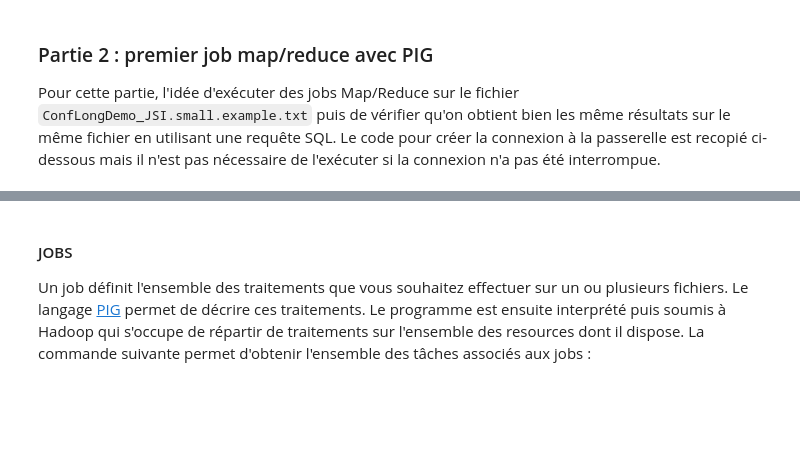
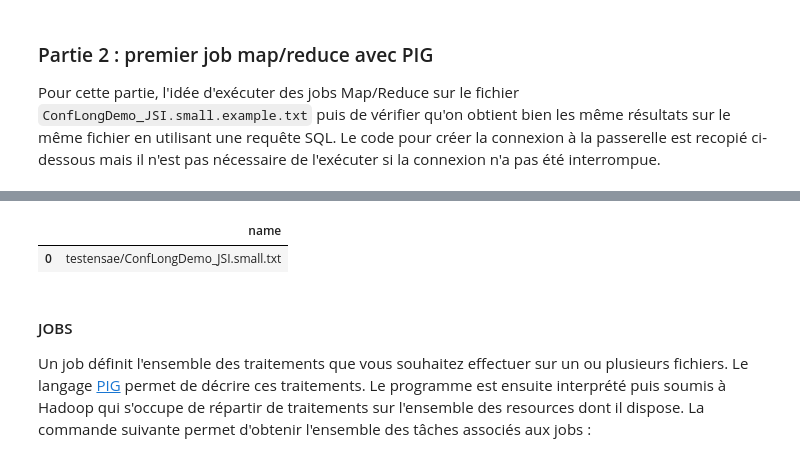
Before and after one commit to sdpython/ensae_teaching_cs, a Jupyter notebook: _doc/notebooks/td3a/td3a_cenonce_session6b.ipynb, the cells around one changed output, grey strips where cells are left out. Saved outputs shown, nothing was run; the diff lists cells and outputs as text; code cells hidden in the pictures; blank space fills up the shorter version.

```diff
--- a/_doc/notebooks/td3a/td3a_cenonce_session6b.ipynb
+++ b/_doc/notebooks/td3a/td3a_cenonce_session6b.ipynb
@@ -221,3 +248,9 @@ hadoop_password = params["password2"]
+# %%
+df=%blob_ls hdblobstorage/testensae
+df[["name"]]
+# %% [output]
+|  | name |
+| 0 | testensae/ConfLongDemo_JSI.small.txt |
 # %% [markdown]
 <h4 id="job">JOBS</h4>
 
```
Also changed, not shown: parts of 21 cells of this notebook, 2 other files.
